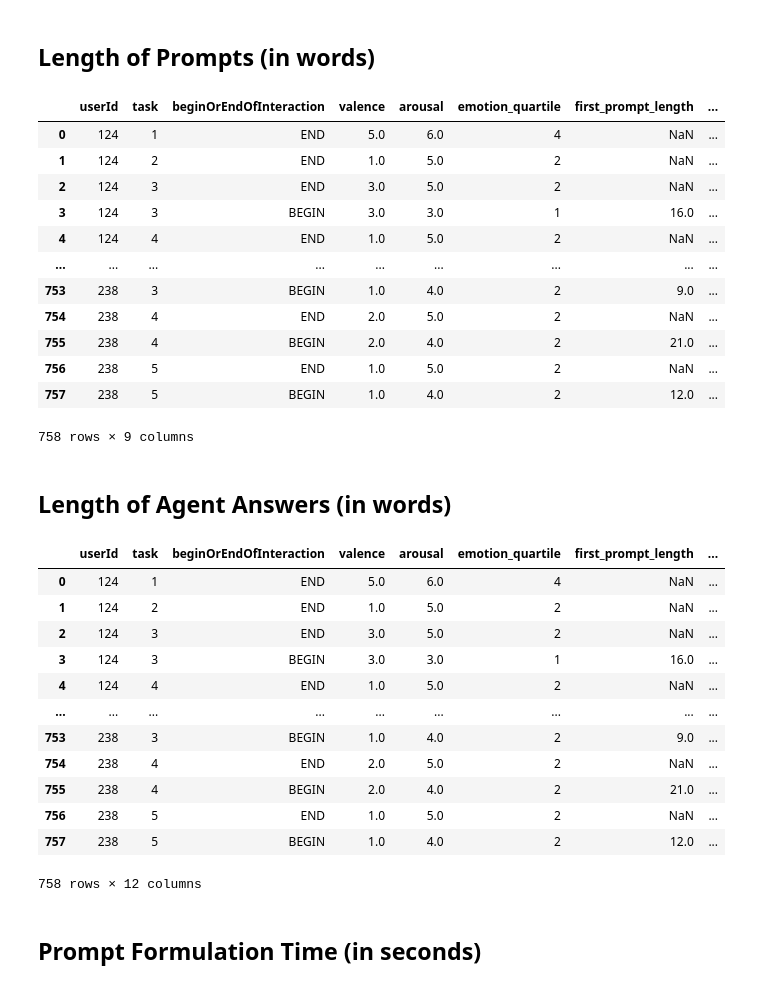
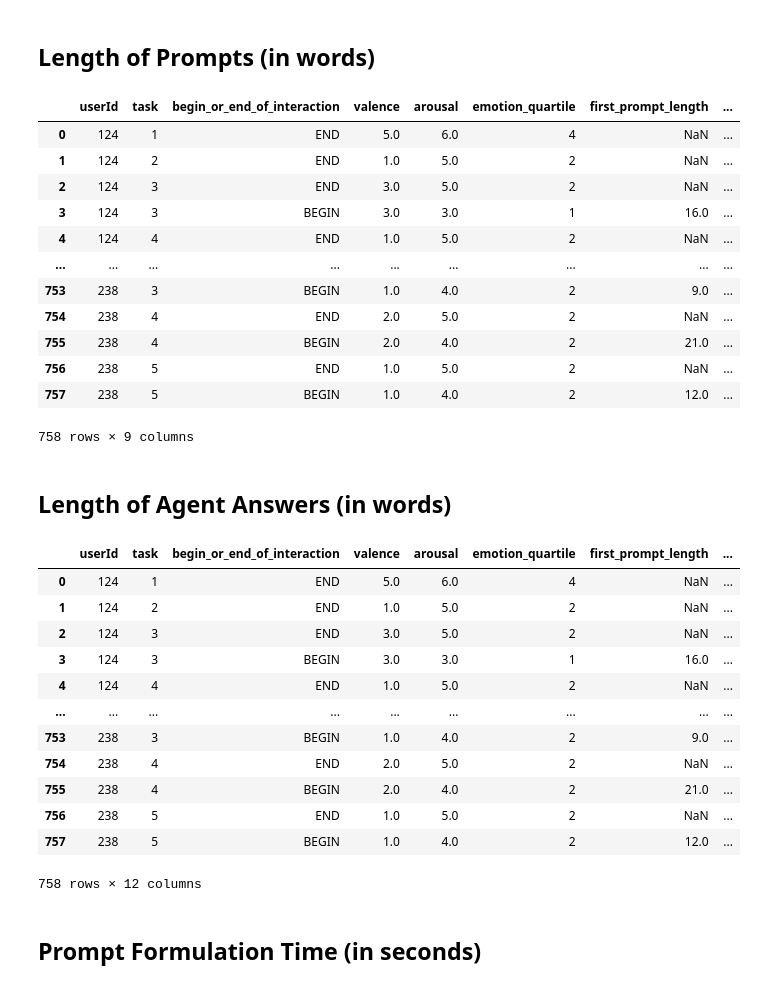
Before and after one commit to MaxiG-ai/user_affectiv_research_llm, a Jupyter notebook: dataset_exploration.ipynb, the cells around one changed output. Saved outputs shown, nothing was run; the diff lists cells and outputs as text; code cells hidden in the pictures.

```diff
--- a/dataset_exploration.ipynb
+++ b/dataset_exploration.ipynb
@@ -107,0 +88,9 @@ memory usage: 153.4+ KB
+# %%
+ee.info()
+
+ee['parsed_input'] = ee.apply(
+    lambda row: json.loads(row['input']).get('output') if row['input_type'] == 'llm_answer' and isinstance(row['input'], str) else row['input'],
+    axis=1
+)
+
+ee
@@ -165,10 +185,10 @@ memory usage: 144.4+ KB
 # %%
 features_df = ee[ee['input_type'].isin(['final_output', 'llm_answer'])].copy()
 
-# beginOrEndOfInteraction determines whether firstly or lastly requested valence/arousal values are considered
-features_df['beginOrEndOfInteraction'] = features_df['input_type'].apply(lambda x: 'END' if x == 'final_output' else 'BEGIN')
+# begin_or_end_of_interaction determines whether firstly or lastly requested valence/arousal values are considered
+features_df['begin_or_end_of_interaction'] = features_df['input_type'].apply(lambda x: 'END' if x == 'final_output' else 'BEGIN')
 
-features_df = features_df[['userId', 'task', 'beginOrEndOfInteraction', 'valence', 'arousal', 'emotion_quartile']]
+features_df = features_df[['userId', 'task', 'begin_or_end_of_interaction', 'valence', 'arousal', 'emotion_quartile']]
 
 features_df.info()
 # %% [output]
@@ -192,20 +212,20 @@ md_human_sorted = md[md['message_type'] == 'human'].sort_values(by=['userId', 't
 md_agent_sorted = md[md['message_type'] == 'agent_finish'].sort_values(by=['userId', 'task', 'timestamp_unix'])
 
 first_prompt_per_interaction = md_human_sorted.groupby(['userId', 'task']).first().reset_index()
-first_prompt_per_interaction['beginOrEndOfInteraction'] = 'BEGIN'
+first_prompt_per_interaction['begin_or_end_of_interaction'] = 'BEGIN'
 
 first_answer_per_interaction = md_agent_sorted.groupby(['userId', 'task']).first().reset_index()
-first_answer_per_interaction['beginOrEndOfInteraction'] = 'BEGIN'
+first_answer_per_interaction['begin_or_end_of_interaction'] = 'BEGIN'
 
 
 last_prompt_per_interaction = md_human_sorted.groupby(['userId', 'task']).last().reset_index()
-last_prompt_per_interaction['beginOrEndOfInteraction'] = 'END'
+last_prompt_per_interaction['begin_or_end_of_interaction'] = 'END'
 
 last_answer_per_interaction = md_agent_sorted.groupby(['userId', 'task']).last().reset_index()
-last_answer_per_interaction['beginOrEndOfInteraction'] = 'END'
+last_answer_per_interaction['begin_or_end_of_interaction'] = 'END'
 
 second_last_answer_per_interaction = md_agent_sorted.groupby(['userId', 'task']).nth(-2).reset_index()
-second_last_answer_per_interaction['beginOrEndOfInteraction'] = 'END'
+second_last_answer_per_interaction['begin_or_end_of_interaction'] = 'END'
 
 
 first_prompt_per_interaction.info()
@@ -237,31 +257,31 @@ memory usage: 28.0+ KB
 # %%
 # Add length of first prompt to features_df
 df = first_prompt_per_interaction.copy()
 df['first_prompt_length'] = df['user_input'].apply(lambda x: len(x.split()))
 
-features_df = pd.merge(features_df, df[['userId', 'task', 'beginOrEndOfInteraction', 'first_prompt_length']], on=['userId', 'task', 'beginOrEndOfInteraction'], how='left')
+features_df = pd.merge(features_df, df[['userId', 'task', 'begin_or_end_of_interaction', 'first_prompt_length']], on=['userId', 'task', 'begin_or_end_of_interaction'], how='left')
 
 # Add length of last prompt to features_df
 df = last_prompt_per_interaction.copy()
 df['last_prompt_length'] = df['user_input'].apply(lambda x: len(x.split()))
 
-features_df = pd.merge(features_df, df[['userId', 'task', 'beginOrEndOfInteraction', 'last_prompt_length']], on=['userId', 'task', 'beginOrEndOfInteraction'], how='left')
+features_df = pd.merge(features_df, df[['userId', 'task', 'begin_or_end_of_interaction', 'last_prompt_length']], on=['userId', 'task', 'begin_or_end_of_interaction'], how='left')
 
 
 # average length of prompt in interaction
 df = md_human_sorted.copy()
 df['avg_prompt_length'] = df['user_input'].apply(lambda x: len(x.split()))
 
 df = df.groupby(['userId', 'task'])['avg_prompt_length'].mean().reset_index()
 
-df['beginOrEndOfInteraction'] = 'END'
+df['begin_or_end_of_interaction'] = 'END'
 
-features_df = pd.merge(features_df, df[['userId', 'task', 'beginOrEndOfInteraction', 'avg_prompt_length']],
-                       on=['userId', 'task', 'beginOrEndOfInteraction'], how='left')
+features_df = pd.merge(features_df, df[['userId', 'task', 'begin_or_end_of_interaction', 'avg_prompt_length']],
+                       on=['userId', 'task', 'begin_or_end_of_interaction'], how='left')
 
 features_df
 # %% [output]
-|  | userId | task | beginOrEndOfInteraction | valence | arousal | emotion_quartile | first_prompt_length | ... |
+|  | userId | task | begin_or_end_of_interaction | valence | arousal | emotion_quartile | first_prompt_length | ... |
 | 0 | 124 | 1 | END | 5.0 | 6.0 | 4 | NaN | ... |
 | 1 | 124 | 2 | END | 1.0 | 5.0 | 2 | NaN | ... |
 | 2 | 124 | 3 | END | 3.0 | 5.0 | 2 | NaN | ... |
@@ -281,13 +301,13 @@ features_df
 df = first_answer_per_interaction.copy()
 df['first_answer_length'] = df['agent_output'].apply(lambda x: len(x.split()))
 
-features_df = pd.merge(features_df, df[['userId', 'task', 'beginOrEndOfInteraction', 'first_answer_length']], on=['userId', 'task', 'beginOrEndOfInteraction'], how='left')
+features_df = pd.merge(features_df, df[['userId', 'task', 'begin_or_end_of_interaction', 'first_answer_length']], on=['userId', 'task', 'begin_or_end_of_interaction'], how='left')
 
 # Add length of last prompt to features_df
 df = last_answer_per_interaction.copy()
 df['last_answer_length'] = df['agent_output'].apply(lambda x: len(x.split()))
 
-features_df = pd.merge(features_df, df[['userId', 'task', 'beginOrEndOfInteraction', 'last_answer_length']], on=['userId', 'task', 'beginOrEndOfInteraction'], how='left')
+features_df = pd.merge(features_df, df[['userId', 'task', 'begin_or_end_of_interaction', 'last_answer_length']], on=['userId', 'task', 'begin_or_end_of_interaction'], how='left')
 
 
 
@@ -297,14 +317,14 @@ df['avg_agent_answer_length'] = df['agent_output'].apply(lambda x: len(x.split()
 
 df = df.groupby(['userId', 'task'])['avg_agent_answer_length'].mean().reset_index()
 
-df['beginOrEndOfInteraction'] = 'END'
+df['begin_or_end_of_interaction'] = 'END'
 
-features_df = pd.merge(features_df, df[['userId', 'task', 'beginOrEndOfInteraction', 'avg_agent_answer_length']],
-                       on=['userId', 'task', 'beginOrEndOfInteraction'], how='left')
+features_df = pd.merge(features_df, df[['userId', 'task', 'begin_or_end_of_interaction', 'avg_agent_answer_length']],
+                       on=['userId', 'task', 'begin_or_end_of_interaction'], how='left')
 
 features_df
 # %% [output]
-|  | userId | task | beginOrEndOfInteraction | valence | arousal | emotion_quartile | first_prompt_length | ... |
+|  | userId | task | begin_or_end_of_interaction | valence | arousal | emotion_quartile | first_prompt_length | ... |
 | 0 | 124 | 1 | END | 5.0 | 6.0 | 4 | NaN | ... |
 | 1 | 124 | 2 | END | 1.0 | 5.0 | 2 | NaN | ... |
 | 2 | 124 | 3 | END | 3.0 | 5.0 | 2 | NaN | ... |
```
Also changed, not shown: parts of 24 cells of this notebook, 1 other file.
